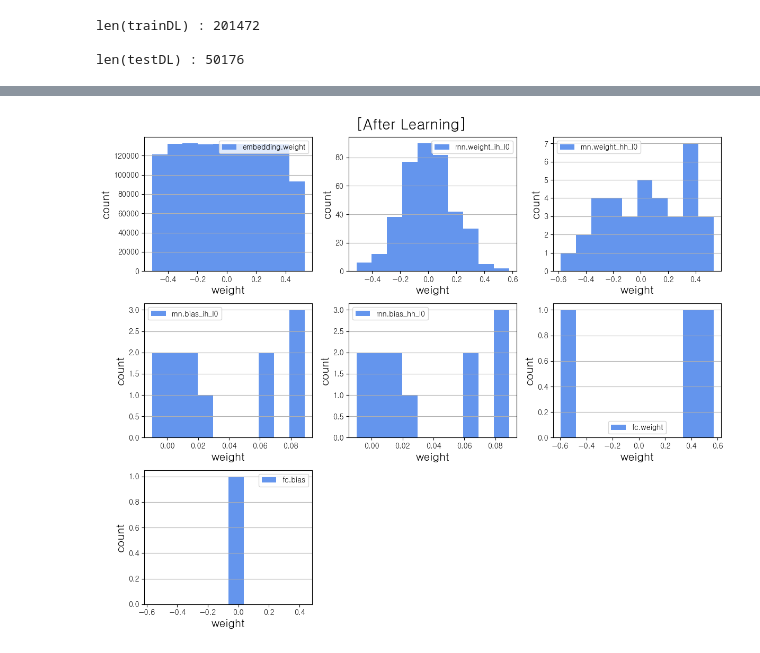
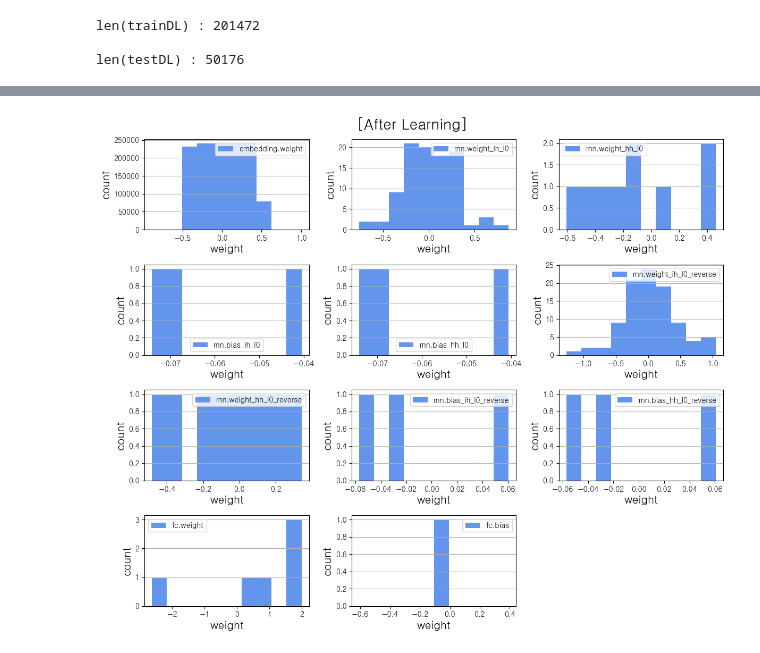
Before and after one commit to DongHyunKKK/KDT-NLP_Project, a Jupyter notebook: my_project_09_5.ipynb, the cells around one changed output, grey strips where cells are left out. Cells and saved outputs as stored; diff of their text form; code cells hidden in the pictures.

```diff
--- a/my_project_09_5.ipynb
+++ b/my_project_09_5.ipynb
@@ -226,7 +226,7 @@ tokenizer = Mecab()
 # %%
 ### ===> 토큰 제너레이터 함수 : 데이터 추출하여 토큰화
 def yield_tokens(data_iter):
-    for label, text in data_iter:
+    for _, text in data_iter:
         # 라벨, 텍스트 --> 텍스트 토큰화
         yield tokenizer.morphs(text)
 # %%
@@ -344,8 +344,8 @@ class TextModel(nn.Module):
         super().__init__()
         # 모델 구성 층 정의
         self.embedding = nn.EmbeddingBag(VOCAB_SIZE, EMBEDD_DIM, sparse = False)
-        self.rnn = nn.LSTM(EMBEDD_DIM, HIDDEN_SIZE, batch_first = True)
-        self.fc = nn.Linear(HIDDEN_SIZE, NUM_CLASS)
+        self.rnn = nn.RNN(EMBEDD_DIM, HIDDEN_SIZE, batch_first = True, bidirectional = True)
+        self.fc = nn.Linear(2 * HIDDEN_SIZE, NUM_CLASS)
         self.init_weights()
         self.dropout = nn.Dropout()
 
@@ -410,7 +410,7 @@ plt.figure(figsize = (12, 10))
 plt.suptitle('[Before Learning]', size = 20)
 i = 1
 for name, params in MY_MODEL.named_parameters():
-    plt.subplot(3, 3, i)
+    plt.subplot(4, 3, i)
     plt.hist(params.detach().numpy().flatten(), label = name, color = 'cornflowerblue')
     plt.xlabel('weight', size = 15)
     plt.ylabel('count', size = 15)
@@ -607,17 +585,17 @@ plt.show()
 # %%
 plt.figure(figsize = (12, 10))
 plt.suptitle('[After Learning]', size = 20)
 i = 1
 for name, params in MY_MODEL.named_parameters():
-    plt.subplot(3, 3, i)
+    plt.subplot(4, 3, i)
     plt.hist(params.detach().numpy().flatten(), label = name, color = 'cornflowerblue')
     plt.xlabel('weight', size = 15)
     plt.ylabel('count', size = 15)
     plt.grid(axis = 'y')
     plt.legend()
     i += 1
 
 plt.tight_layout()
 plt.show()
 # %% [output]
-[figure, old version]
+[figure, new version]
```
Also changed, not shown: parts of 13 cells of this notebook, 5 other files.
